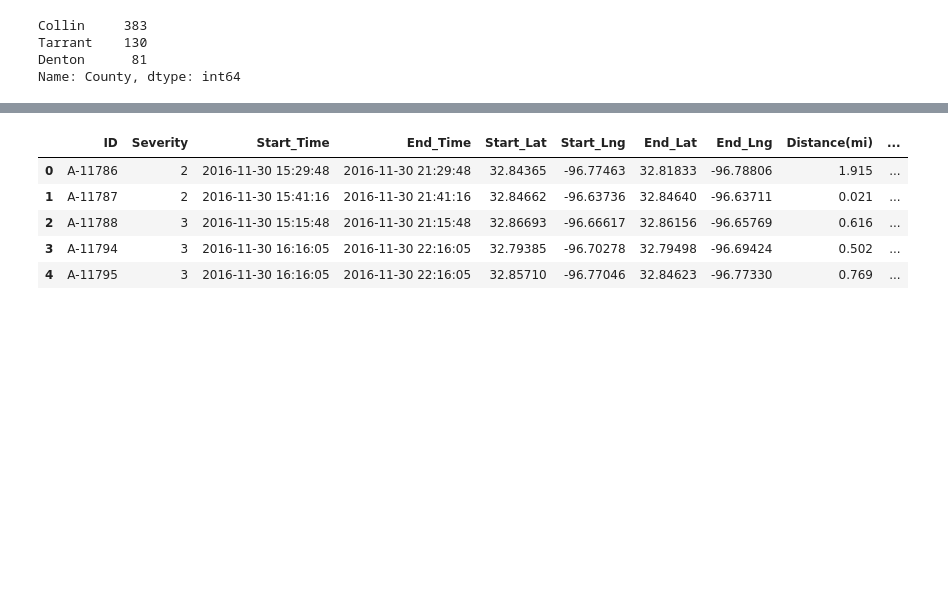
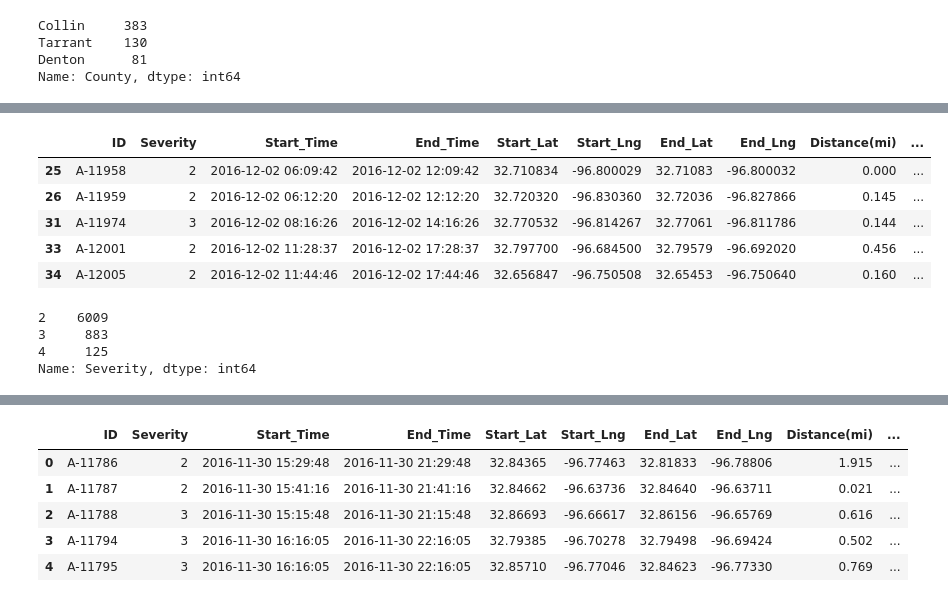
Before and after one commit to rosalierazonable/trafficAccidentAnalysis, a Jupyter notebook: notebooks/Data Exploration 2.0.ipynb, the cells around one changed output, grey strips where cells are left out. Saved outputs shown, nothing was run; the diff lists cells and outputs as text; code cells hidden in the pictures; blank space fills up the shorter version.

```diff
--- a/notebooks/Data Exploration 2.0.ipynb
+++ b/notebooks/Data Exploration 2.0.ipynb
@@ -76,0 +147,19 @@ dallas_city.describe()
+# %%
+# Exploring accidents where the Weather Condition is Mostly Cloudy
+dallas_city[dallas_city['Weather_Condition']=='Mostly Cloudy'].head()
+# %% [output]
+|  | ID | Severity | Start_Time | End_Time | Start_Lat | Start_Lng | End_Lat | End_Lng | Distance(mi) | ... |
+| 25 | A-11958 | 2 | 2016-12-02 06:09:42 | 2016-12-02 12:09:42 | 32.710834 | -96.800029 | 32.71083 | -96.800032 | 0.000 | ... |
+| 26 | A-11959 | 2 | 2016-12-02 06:12:20 | 2016-12-02 12:12:20 | 32.720320 | -96.830360 | 32.72036 | -96.827866 | 0.145 | ... |
+| 31 | A-11974 | 3 | 2016-12-02 08:16:26 | 2016-12-02 14:16:26 | 32.770532 | -96.814267 | 32.77061 | -96.811786 | 0.144 | ... |
+| 33 | A-12001 | 2 | 2016-12-02 11:28:37 | 2016-12-02 17:28:37 | 32.797700 | -96.684500 | 32.79579 | -96.692020 | 0.456 | ... |
+| 34 | A-12005 | 2 | 2016-12-02 11:44:46 | 2016-12-02 17:44:46 | 32.656847 | -96.750508 | 32.65453 | -96.750640 | 0.160 | ... |
+# %%
+# Checking the number of accidents that fall under each Severity Levels under Mostly Cloudly weather condition
+
+dallas_city[dallas_city['Weather_Condition']=='Mostly Cloudy']['Severity'].value_counts()
+# %% [output]
+2    6009
+3     883
+4     125
+Name: Severity, dtype: int64
```
Also changed, not shown: parts of 20 cells of this notebook.
